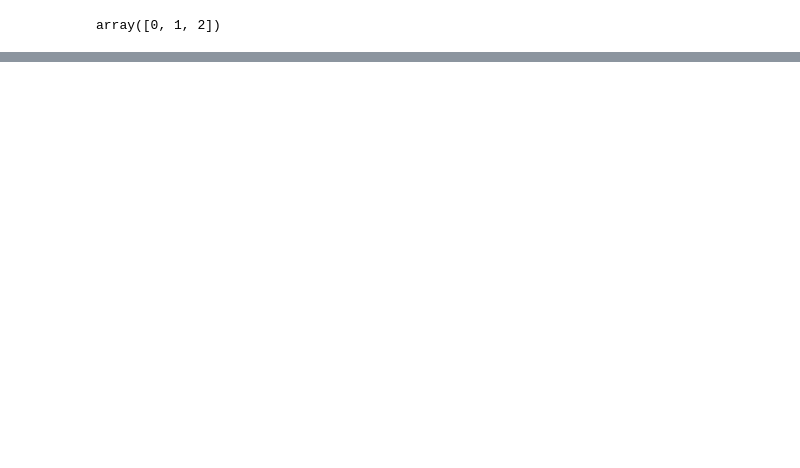
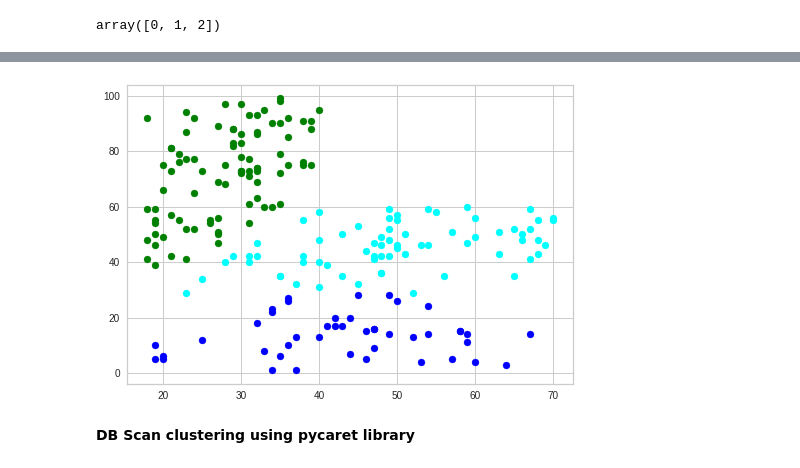
Before and after one commit to mukkatharun/clustering_techniques, a Jupyter notebook: clustering_techniques.ipynb, the cells around one changed output, grey strips where cells are left out. Cells and saved outputs as stored; diff of their text form; code cells hidden in the pictures; blank space fills up the shorter version.

```diff
--- a/clustering_techniques.ipynb
+++ b/clustering_techniques.ipynb
@@ -151,0 +162,3 @@ plt.show()
+# %%
+Gdata = data[['Age' , 'Spending Score']]
+Gdata.head()
@@ -151,0 +172,18 @@ plt.show()
+# %%
+gmm = GaussianMixture(n_components=3)
+gmm.fit(Gdata)
+
+labels = gmm.predict(Gdata)
+frame = pd.DataFrame(Gdata)
+frame['cluster'] = labels
+frame.columns = ['Age', 'Spending Score', 'cluster']
+
+color=['blue','green','cyan', 'black']
+for k in range(0,4):
+    data = frame[frame["cluster"]==k]
+    plt.scatter(data["Age"],data["Spending Score"],c=color[k])
+plt.show()
+# %% [output]
+[figure, added]
+# %% [markdown]
+**DB Scan clustering using pycaret library**
```
Also changed, not shown: parts of 16 cells of this notebook.
